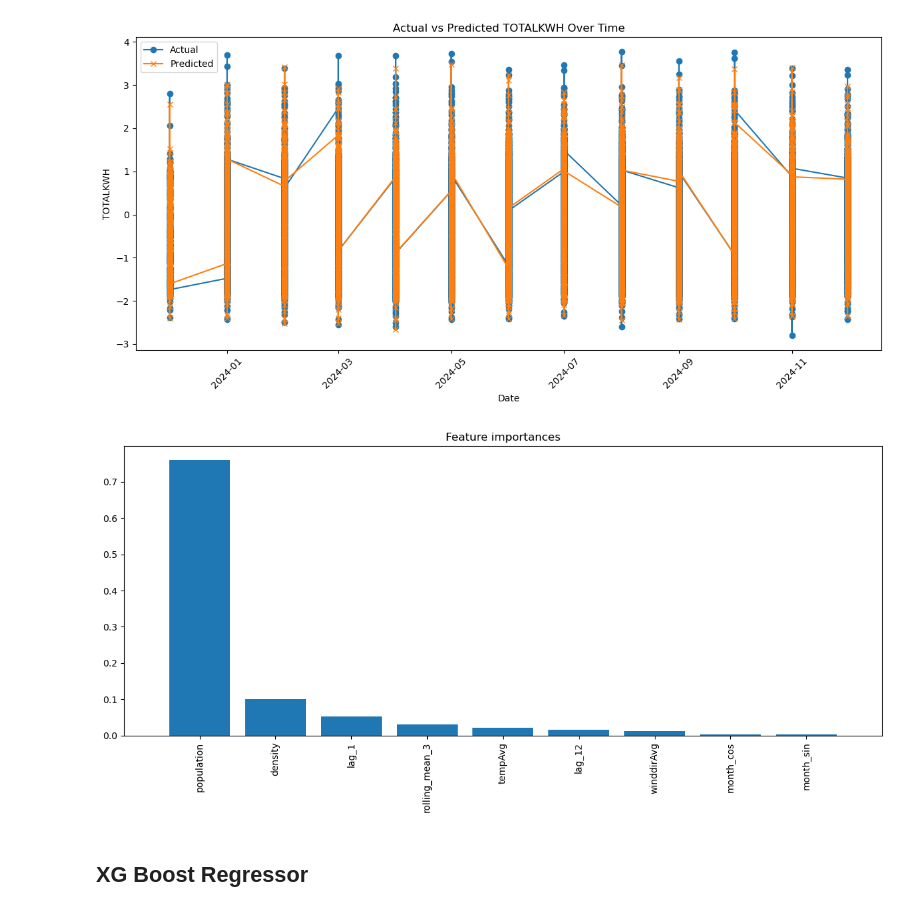
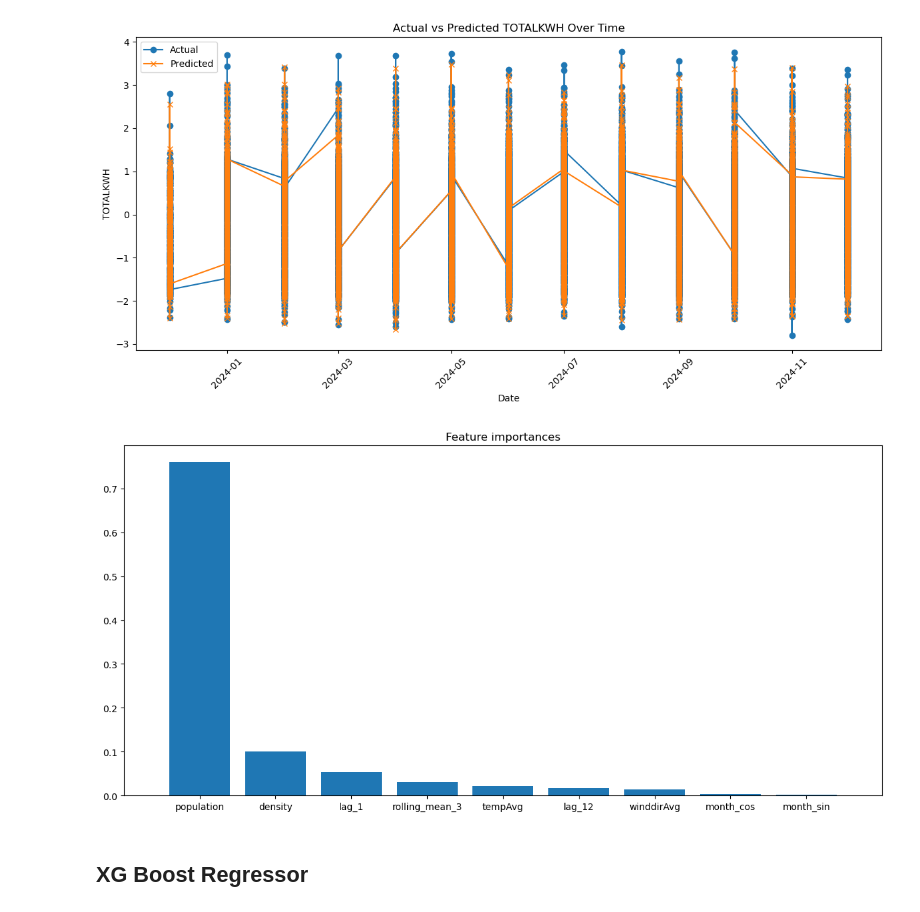
Before and after one commit to kaia-hu/Energy_Load_Forcasting, a Jupyter notebook: time_series_modeling-2.ipynb, the cells around one changed output. Drawn from its saved outputs; the diff is of its cells as text; code cells hidden in the pictures.

```diff
--- a/time_series_modeling-2.ipynb
+++ b/time_series_modeling-2.ipynb
@@ -130,7 +130,7 @@ def train_and_cv(model, param_grid, X_train, y_train, fold, model_name):
     return best_model, cv_metrics
 
 
-def evaluate(model, X_test, y_test):
+def evaluate(model, X_test, y_test, need_pred=False):
     """
     Evaluate model performance on the test set.
 
@@ -154,9 +154,12 @@ def evaluate(model, X_test, y_test):
     mae_original = mean_absolute_error(y_test_original, y_pred_original)
     r2_original = r2_score(y_test_original, y_pred_original)
 
-    return (mape, r2, mae), (mape_original, r2_original, mae_original)
+    if not need_pred:
+        return (mape, r2, mae), (mape_original, r2_original, mae_original)
+    else:
+        return (mape, r2, mae), (mape_original, r2_original, mae_original), (y_pred, y_pred_original)
 
-def modeling(model, dataset, param_grid, fold, model_name):
+def modeling(model, dataset, param_grid, fold, model_name, need_pred=False):
     """
     Complete modeling pipeline: training, evaluation, saving model, and updating metrics.
 
@@ -166,7 +169,6 @@ def modeling(model, dataset, param_grid, fold, model_name):
     - param_grid: dict, grid of hyperparameters
     - fold: int, number of folds
     - model_name: str, model name
-    - cat_col: list, categorical columns (optional)
 
     Returns:
     - best_model: trained best model
@@ -178,7 +180,7 @@ def modeling(model, dataset, param_grid, fold, model_name):
     print(f"Cross-Validation MAPE: {metrics_row['mape_cv_mean'] * 100:.2f}% ± {metrics_row['mape_cv_std'] * 100:.4f}%")
     print(f"Cross-Validation R2: {metrics_row['r2_cv_mean']:.4f} ± {metrics_row['r2_cv_std']:.4f}")
 
-    metrics_test, metrics_test_original = evaluate(best_model, X_test, y_test)
+    metrics_test, metrics_test_original, pred = evaluate(best_model, X_test, y_test, need_pred)
     mape_test, r2_test, mae_test = metrics_test
     mape_test_original, r2_test_original, mae_test_original = metrics_test_original
     print(f"Test MAPE: {mape_test * 100:.2f}%")
@@ -189,7 +191,10 @@ def modeling(model, dataset, param_grid, fold, model_name):
     print(f"Test R2: {r2_test_original:.4f}")
     print(f"Test MAE: {mae_test_original:.4f}")
 
-    return best_model, metrics_row
+    if need_pred:
+        return best_model, metrics_row, pred
+    else:
+        return best_model, metrics_row
 
 # Plot the data
 def plot_best_model(best_model, X_test, y_test):
@@ -292,17 +297,17 @@ Test MAE: 2203318.1979
 # %%
 # Plot feature importance
 import matplotlib.pyplot as plt
 importances = best_model.feature_importances_
 feature_names = X_train.columns
 indices = np.argsort(importances)[::-1]
 plt.figure(figsize=(12, 6))
 plt.title("Feature importances")
 plt.bar(range(X_train.shape[1]), importances[indices], align="center")
-plt.xticks(range(X_train.shape[1]), feature_names[indices], rotation=90)
+plt.xticks(range(X_train.shape[1]), feature_names[indices])
 plt.xlim([-1, X_train.shape[1]])
 plt.tight_layout()
 plt.show()
 # %% [output]
-[figure, old version]
+[figure, new version]
 # %% [markdown]
 ## XG Boost Regressor
```
Also changed, not shown: parts of 3 cells of this notebook.
